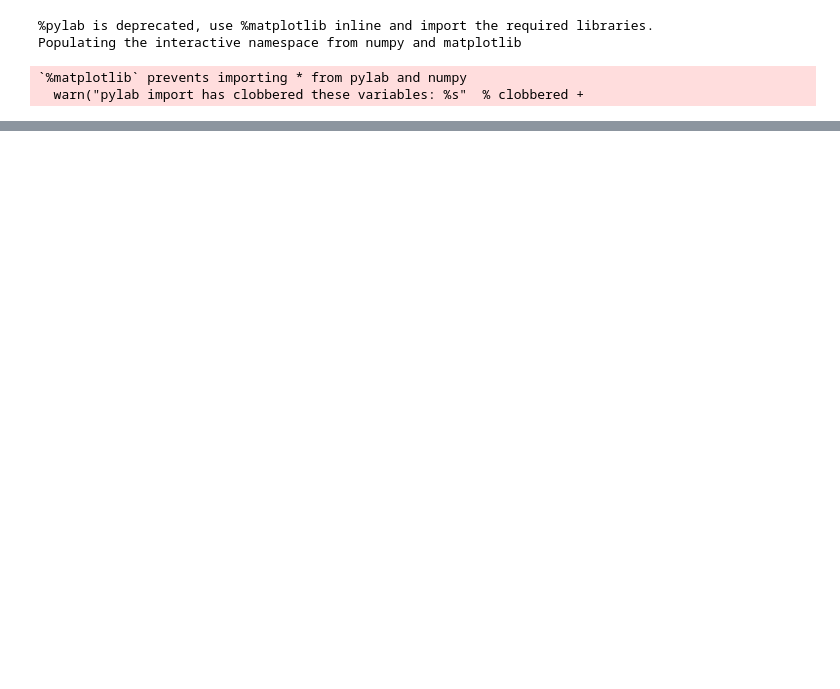
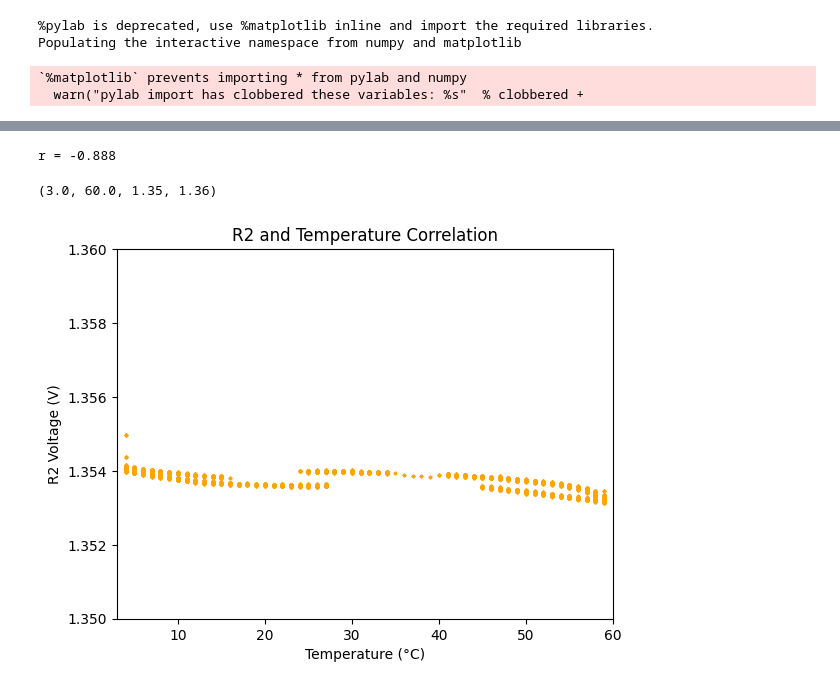
Before and after one commit to Mondayhs/Anasis_DSRP_Data, a Jupyter notebook: RADFET_anay/TmpAndRfCorrelation.ipynb, the cells around one changed output, grey strips where cells are left out. Saved outputs shown, nothing was run; the diff lists cells and outputs as text; code cells hidden in the pictures; blank space fills up the shorter version.

```diff
--- a/RADFET_anay/TmpAndRfCorrelation.ipynb
+++ b/RADFET_anay/TmpAndRfCorrelation.ipynb
@@ -91,0 +131,17 @@ for j in range(len(tem_)):
+# %%
+R2_C = np.around(coef(temR2_filter,R2_filter),3)
+print(f'r = {R2_C}')
+plt.scatter(temR2_filter,R2_filter, s=2, color='orange',label=f'R2')
+# plt.plot(temR1_filter, np.full(len(temR2_filter), R2_max), 'gray', linestyle="--", label=f'3σ')
+# plt.plot(temR1_filter, np.full(len(temR2_filter), R2_min), 'gray', linestyle="--", label=f'-3σ')
+# plt.plot(temR2_filter, np.full(len(temR2_filter), np.mean(R2_filter)), 'lightgray', linestyle="-", label=f'mean')
+# plt.legend()
+plt.xlabel("Temperature (°C)")
+plt.ylabel("R2 Voltage (V)")
+plt.title(f'R2 and Temperature Correlation')
+# plt.axis([3, 60, 1.352,1.356])
+plt.axis([3, 60, 1.35,1.36])
+# %% [output]
+r = -0.888
+(3.0, 60.0, 1.35, 1.36)
+[figure, added]
```
Also changed, not shown: parts of 14 cells of this notebook, 18 other files.
